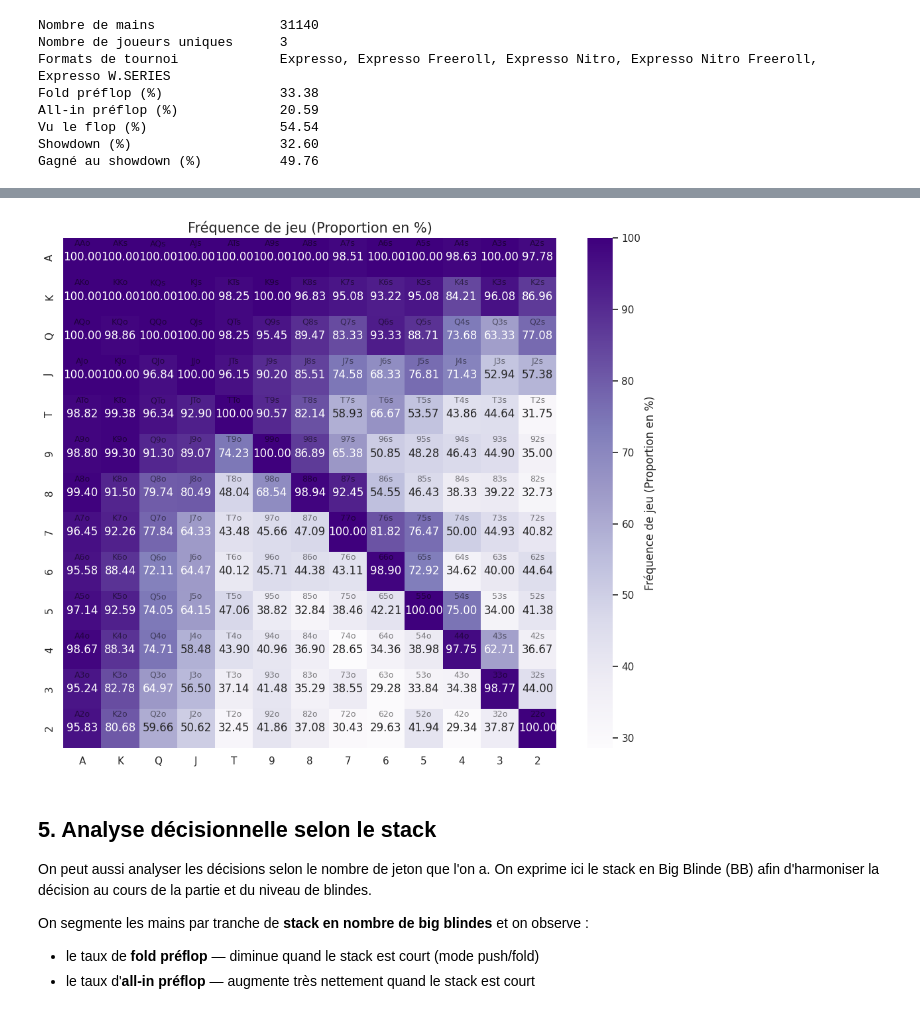
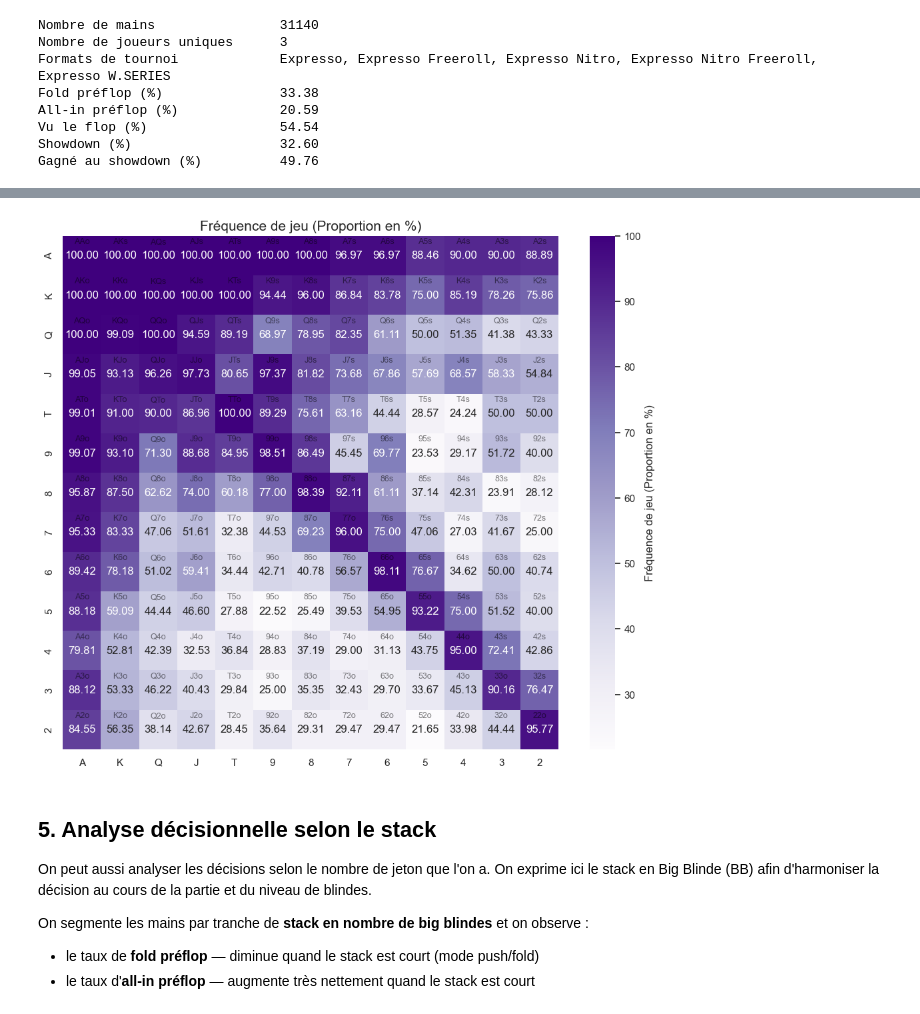
Before and after one commit to MathisKacer/projet_poker, a Jupyter notebook: analyse_poker_final.ipynb, the cells around one changed output, grey strips where cells are left out. Cells and saved outputs as stored; diff of their text form; code cells hidden in the pictures.

```diff
--- a/analyse_poker_final.ipynb
+++ b/analyse_poker_final.ipynb
@@ -171,7 +176,7 @@ affichage_range(tableau_mains, metric='mean', hero='MathisKcr')
 # %%
-affichage_range(tableau_mains, metric='freq', hero='MathisKcr')
+affichage_range(tableau_mains, metric='freq', hero='Samponi')
 # %% [output]
-[figure, old version]
+[figure, new version]
 # %% [markdown]
 ## 5. Analyse décisionnelle selon le stack
 
```
Also changed, not shown: parts of 20 cells of this notebook.
